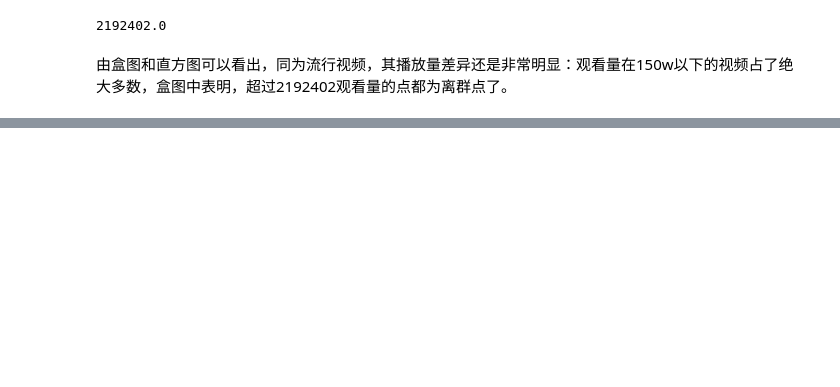
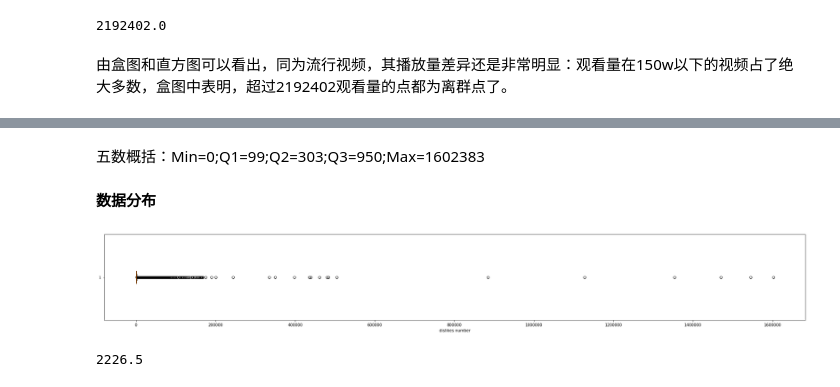
Before and after one commit to PluckySaltyfish/DataMiningClass, a Jupyter notebook: youtube.py.ipynb, the cells around one changed output, grey strips where cells are left out. Saved outputs shown, nothing was run; the diff lists cells and outputs as text; code cells hidden in the pictures; blank space fills up the shorter version.

```diff
--- a/youtube.py.ipynb
+++ b/youtube.py.ipynb
@@ -280,0 +365,10 @@ print(outlier)
+# %% [markdown]
+五数概括：Min=0;Q1=99;Q2=303;Q3=950;Max=1602383
+# %% [markdown]
+**数据分布**
+# %%
+# 盒图
+CA.box(32,4,'dislikes number')
+# %% [output]
+[figure, added]
+2226.5
```
Also changed, not shown: parts of 43 cells of this notebook, 1 other file.
